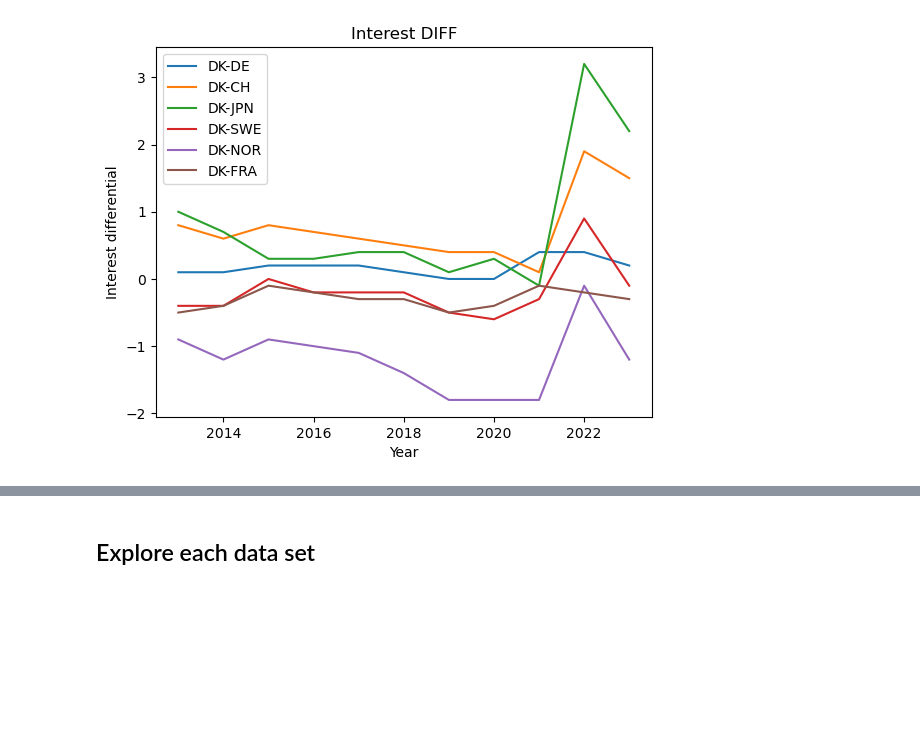
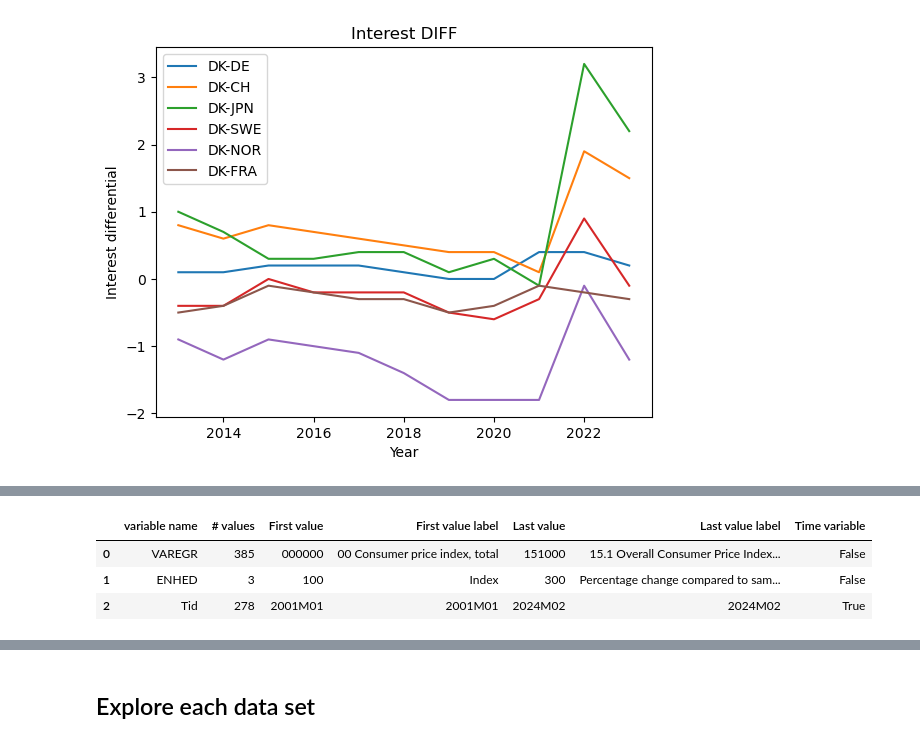
Before and after one commit to NumEconCopenhagen/projects-2024-sulaiman-phil-og-rabiah, a Jupyter notebook: dataproject/dataproject.ipynb, the cells around one changed output, grey strips where cells are left out. Cells and saved outputs as stored; diff of their text form; code cells hidden in the pictures; blank space fills up the shorter version.

```diff
--- a/dataproject/dataproject.ipynb
+++ b/dataproject/dataproject.ipynb
@@ -189,0 +239,4 @@ plt.show()
+# %%
+tabsum = ind.tablesummary(language='en')
+display(tabsum)
+# %% [output]
@@ -189,0 +245,4 @@ plt.show()
+|  | variable name | # values | First value | First value label | Last value | Last value label | Time variable |
+| 0 | VAREGR | 385 | 000000 | 00 Consumer price index, total | 151000 | 15.1 Overall Consumer Price Index... | False |
+| 1 | ENHED | 3 | 100 | Index | 300 | Percentage change compared to sam... | False |
+| 2 | Tid | 278 | 2001M01 | 2001M01 | 2024M02 | 2024M02 | True |
```
Also changed, not shown: parts of 9 cells of this notebook.
